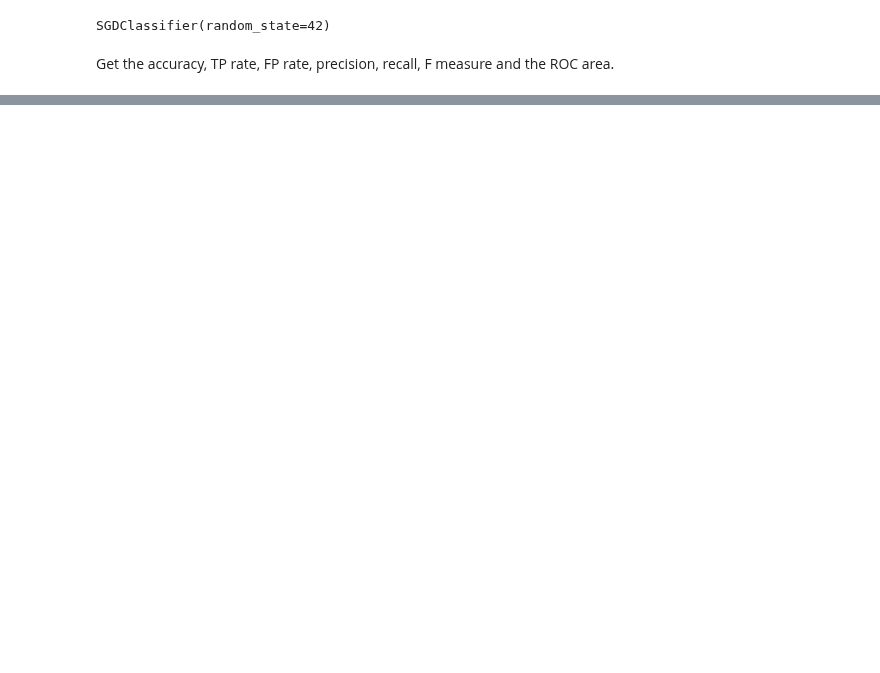
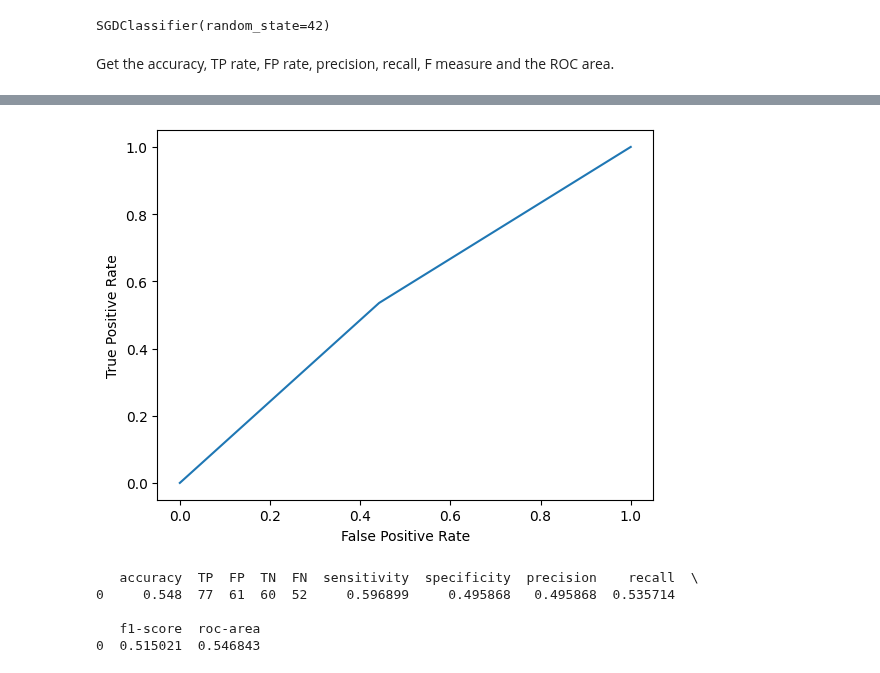
Before and after one commit to lascha212/F21DL, a Jupyter notebook: labs1-5.ipynb, the cells around one changed output, grey strips where cells are left out. Saved outputs shown, nothing was run; the diff lists cells and outputs as text; code cells hidden in the pictures; blank space fills up the shorter version.

```diff
--- a/labs1-5.ipynb
+++ b/labs1-5.ipynb
@@ -461,0 +495,17 @@ sns.heatmap(gender_confusion_matrix / np.sum(gender_confusion_matrix), annot=Tru
+# %%
+from sklearn.naive_bayes import MultinomialNB
+
+# Create, fit, and predict a Multinomial model using the data set
+multi_nom = MultinomialNB(alpha=1.0, fit_prior=False)
+multi_nom.fit(X_train, y_train)
+multi_nom_y_pred = multi_nom.predict(X_test)
+
+# Get relevant metrics
+multi_nom_metrics = getMetrics(y_test, multi_nom_y_pred)
+# %% [output]
+[figure, added]
+   accuracy  TP  FP  TN  FN  sensitivity  specificity  precision    recall  \
+0     0.548  77  61  60  52     0.596899     0.495868   0.495868  0.535714
+
+   f1-score  roc-area
+0  0.515021  0.546843
```
Also changed, not shown: parts of 24 cells of this notebook, 1 other file.
